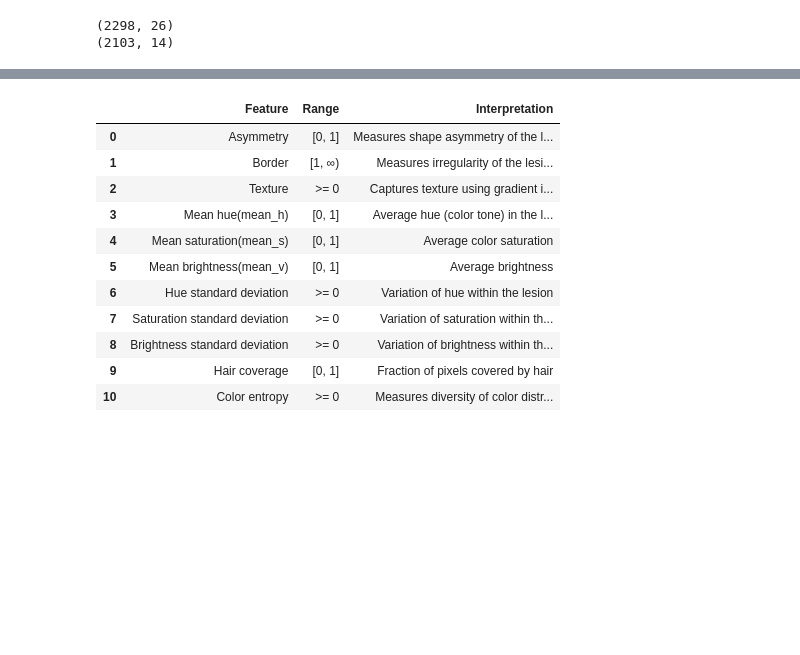
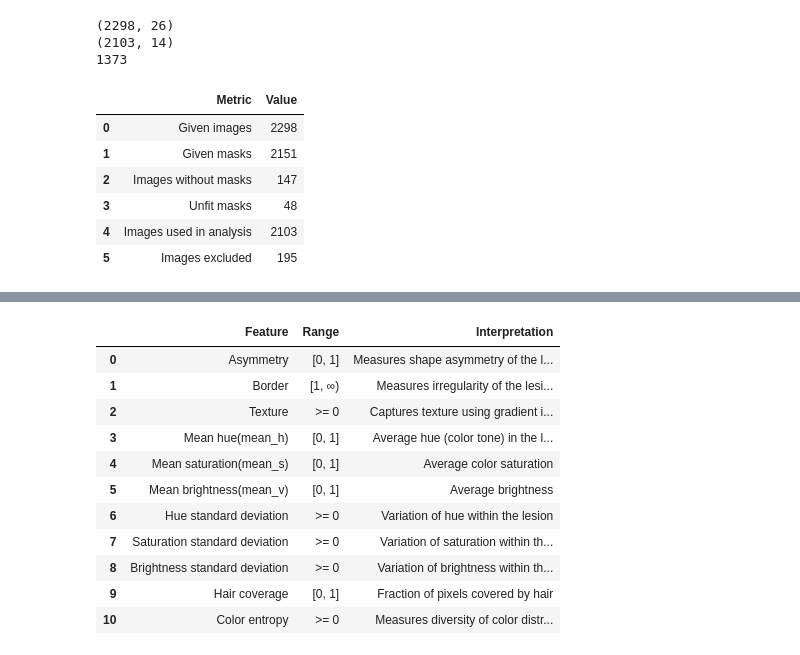
Before and after one commit to tmit-itu/2026-PDS-Elephant, a Jupyter notebook: src/eda_features.ipynb, the cells around one changed output, grey strips where cells are left out. Saved outputs shown, nothing was run; the diff lists cells and outputs as text; code cells hidden in the pictures; blank space fills up the shorter version.

Commit message:
adding feature and dataset analysis

```diff
--- a/src/eda_features.ipynb
+++ b/src/eda_features.ipynb
@@ -7,17 +6,59 @@ import seaborn as sns
 sns.set(style="whitegrid")
 # %%
 import pandas as pd
-import numpy as np
 import matplotlib.pyplot as plt
 import seaborn as sns
 
 sns.set(style="whitegrid")
 df = pd.read_csv("../data/metadata.csv")
 df_feature = pd.read_csv("../data/features_extended.csv")
+total_patients = df["patient_id"].nunique()
 print(df.shape)
 print(df_feature.shape)
+print(total_patients)
 # %% [output]
 (2298, 26)
 (2103, 14)
+1373
+# %%
+import pandas as pd
+import os
+df = pd.read_csv("../data/metadata.csv")
+df_feature = pd.read_csv("../data/features_extended.csv")
+total_images = len(df)
+images_used = len(df_feature)
+mask_files = os.listdir("../data/masks")
+total_masks = len(mask_files) - 1
+excluded = total_images - images_used
+
+summary = pd.DataFrame({
+    "Metric": [
+        "Given images",
+        "Given masks",
+        "Images without masks",
+        "Unfit masks",
+        "Images used in analysis",
+        "Images excluded",
+    ],
+    "Value": [
+        total_images,
+        total_masks,
+        total_images - total_masks,
+        total_masks - images_used,
+        images_used,
+        excluded
+    ]
+})
+
+#summary.to_latex("../results/reports/dataset_summary.tex", index=False)
+summary
+# %% [output]
+|  | Metric | Value |
+| 0 | Given images | 2298 |
+| 1 | Given masks | 2151 |
+| 2 | Images without masks | 147 |
+| 3 | Unfit masks | 48 |
+| 4 | Images used in analysis | 2103 |
+| 5 | Images excluded | 195 |
 # %%
 import pandas as pd
```
Also changed, not shown: parts of 10 cells of this notebook, 3 other files.
